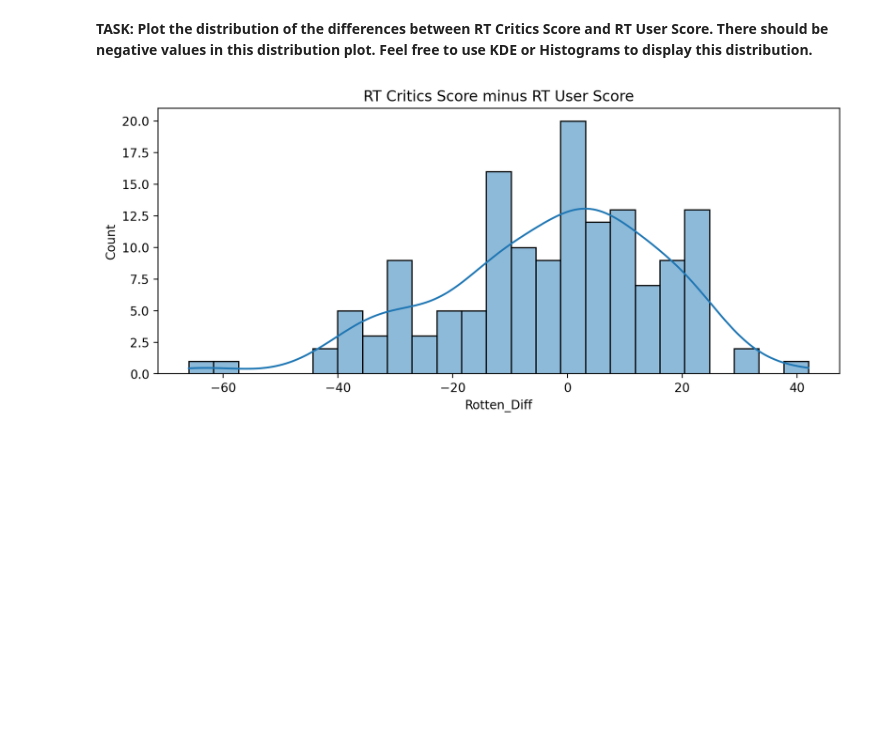
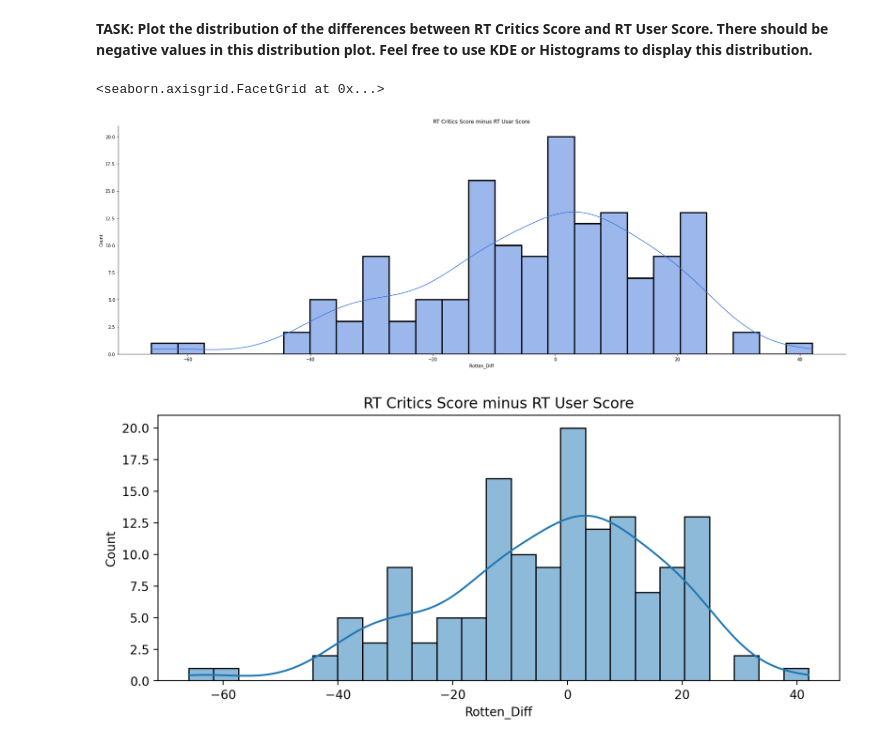
Before and after one commit to Jared-Glenn/Data_Science_Course_Practice, a Jupyter notebook: 00-Capstone-Project.ipynb, the cells around one changed output. Cells and saved outputs as stored; diff of their text form; code cells hidden in the pictures; blank space fills up the shorter version.

```diff
--- a/00-Capstone-Project.ipynb
+++ b/00-Capstone-Project.ipynb
@@ -368,0 +452,5 @@ Let's quantify this difference by comparing the critics ratings and the RT User
+# %%
+#CODE HERE
+
+all_sites['Rotten_Diff'] = all_sites['RottenTomatoes'] - all_sites['RottenTomatoes_User']
+all_sites.head(10)
@@ -374,0 +473,5 @@ Let's now compare the overall mean difference. Since we're dealing with differen
+# %%
+# CODE HERE
+
+all_sites['Abs_Diff'] = abs(all_sites['Rotten_Diff'])
+all_sites['Abs_Diff'].mean()
@@ -382,3 +485,8 @@ Let's now compare the overall mean difference. Since we're dealing with differen
+# %%
+sns.displot(data=all_sites, x='Rotten_Diff', bins=25, height=8, aspect = 3, color='#3b71db', edgecolor='black', linewidth=3, kde=True).set(title='RT Critics Score minus RT User Score')
+# %% [output]
+<seaborn.axisgrid.FacetGrid at 0x...>
+[figure, added]
 # %%
 # %% [output]
 [figure]
```
Also changed, not shown: parts of 26 cells of this notebook.
